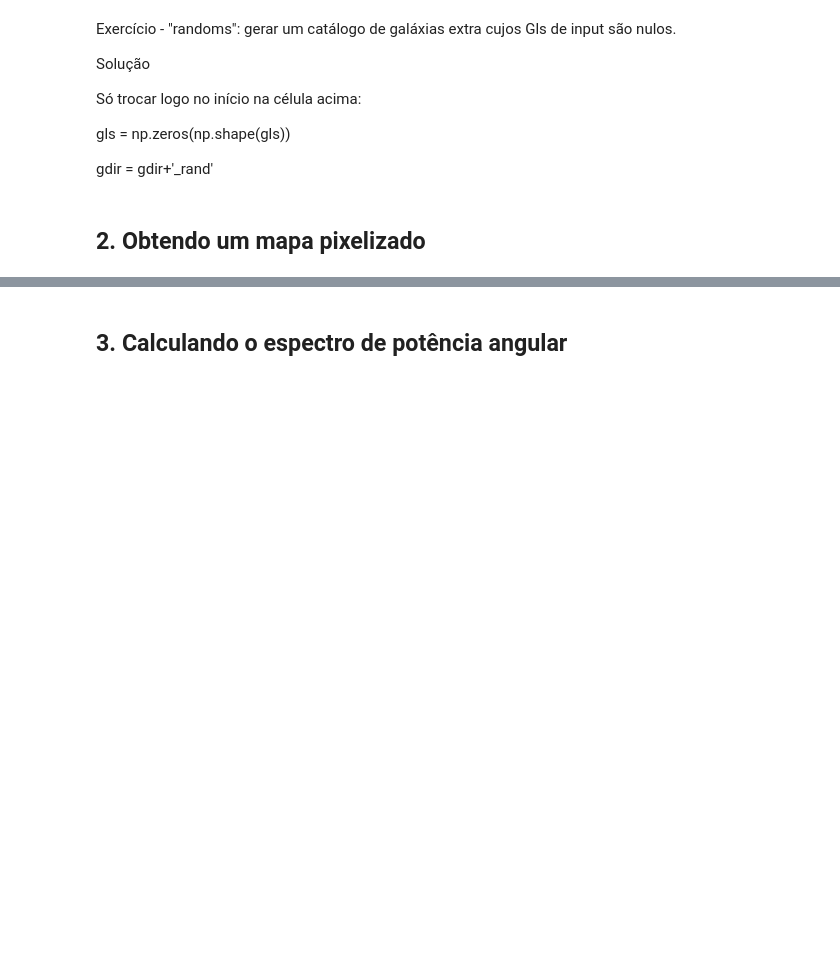
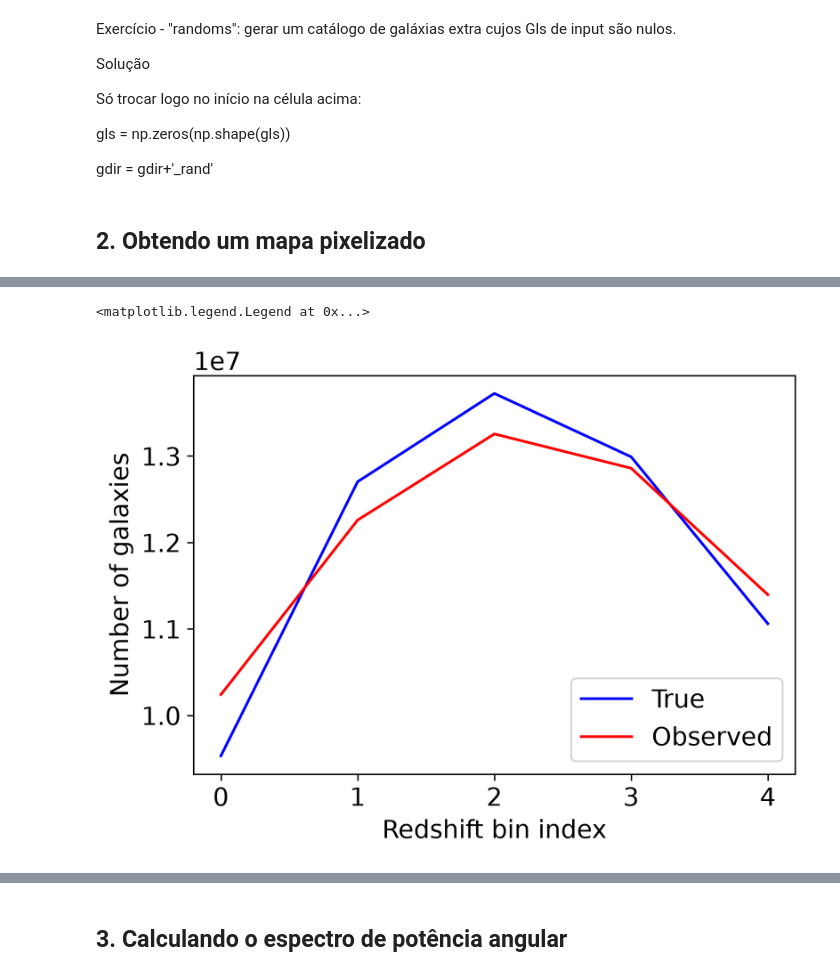
Before and after one commit to isasmatos/IA_school_CBPF_2026, a Jupyter notebook: notebooks/Aula-3a_angular_power_spectrum.ipynb, the cells around one changed output, grey strips where cells are left out. Drawn from its saved outputs; the diff is of its cells as text; code cells hidden in the pictures; blank space fills up the shorter version.

```diff
--- a/notebooks/Aula-3a_angular_power_spectrum.ipynb
+++ b/notebooks/Aula-3a_angular_power_spectrum.ipynb
@@ -214,0 +292,46 @@ hp.mollview(gal_count_map[0], title='Galaxy Count Map (z=0.1)', unit='Ngal', cma
+# %%
+# Use the LSST dn/dz distributions loaded and plotted above (samples[year][bin_type])
+z_arr = redshift_range
+dndz_2d = np.array(list(samples[year][bin_type].values()))  # shape (Nbins_LSST, len_z)
+
+# Build M[j, i] = integral_{zb[i]}^{zb[i+1]} dndz_2d[j](z) dz via CDF differences
+dz = np.diff(z_arr)
+M = np.zeros((Nbins, Nbins))
+for j in range(Nbins):
+    mid = 0.5 * (dndz_2d[j, :-1] + dndz_2d[j, 1:])
+    cdf = np.concatenate([[0.0], np.cumsum(mid * dz)])
+    cdf_at_edges = np.interp(zb, z_arr, cdf)
+    M[j, :] = np.diff(cdf_at_edges)
+
+# Column-normalise: scatter[j, i] = p(z_obs=j | z_true=i)
+col_sums = M.sum(axis=0)
+scatter = np.where(col_sums[np.newaxis, :] > 0, M / col_sums[np.newaxis, :], 0.0)
+
+g_map = np.load(f'{gdir}/gal_count_map.npy', allow_pickle=True)
+g_map_obs = np.zeros(np.shape(g_map), dtype=float)
+
+for i in range(Nbins):
+
+    # Pixel index for every galaxy in true bin i
+    pix_list = np.repeat(np.arange(hp.nside2npix(nside)), g_map[i].astype(int))
+
+    # Sample observed bin for each galaxy using the scatter column
+    obs_bins = np.random.choice(Nbins, size=len(pix_list), p=scatter[:, i])
+
+    # Accumulate counts into the observed map (pixel positions unchanged)
+    np.add.at(g_map_obs, (obs_bins, pix_list), 1)
+
+os.makedirs(os.path.dirname(f'{gdir}_obs/gal_count_map.npy'), exist_ok=True)
+np.save(f'{gdir}_obs/gal_count_map.npy', g_map_obs)
+# %%
+# Plotando as distribuicoes de redshift dos mapas
+
+fig, ax = plt.subplots(figsize=(6, 4), dpi=300)
+ax.plot(np.sum(gal_count_map, axis=1), label='True', color='blue')
+ax.plot(np.sum(g_map_obs, axis=1), label='Observed', color='red')
+ax.set_xlabel('Redshift bin index')
+ax.set_ylabel('Number of galaxies')
+plt.legend()
+# %% [output]
+<matplotlib.legend.Legend at 0x...>
+[figure, added]
```
Also changed, not shown: parts of 23 cells of this notebook, 4 other files.
